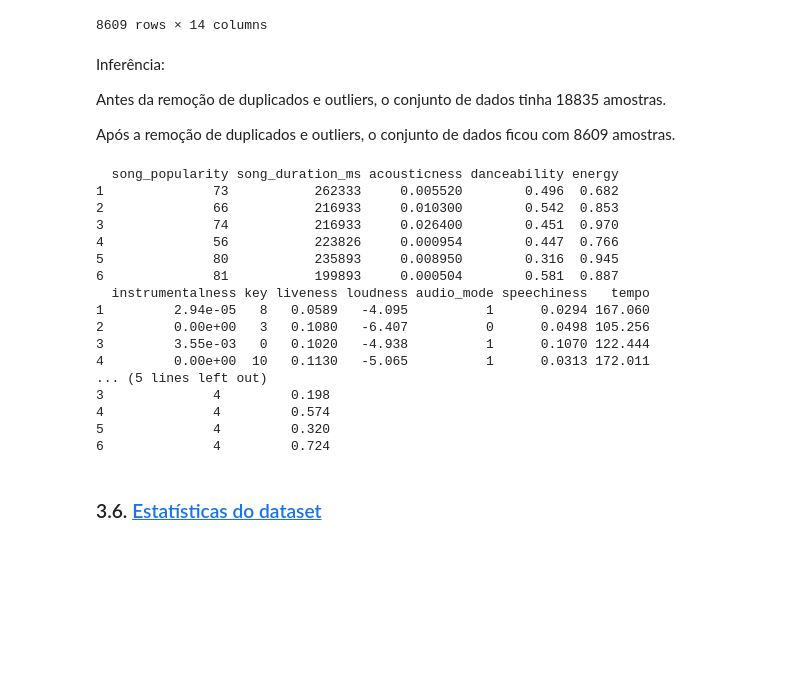
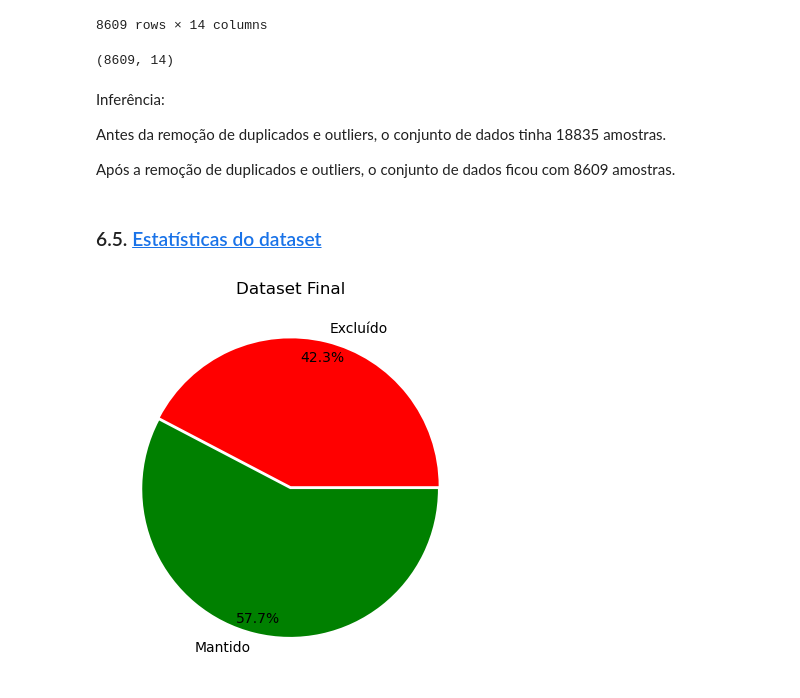
Before and after one commit to pfcv99/AC_Popularidade_musicas, a Jupyter notebook: Trabalho.ipynb, the cells around one changed output. Drawn from its saved outputs; the diff is of its cells as text; code cells hidden in the pictures; blank space fills up the shorter version.

```diff
--- a/Trabalho.ipynb
+++ b/Trabalho.ipynb
@@ -209,0 +89,2 @@ df_no_outliers = df[~outliers]
+# %%
+df_raw = pd.DataFrame(data)
@@ -209,0 +197,2 @@ df_no_outliers = df[~outliers]
+# %%
+df_raw.drop_duplicates(inplace=True)
@@ -209,0 +205,2 @@ df_no_outliers = df[~outliers]
+# %%
+df_raw.set_index('song_name', inplace=True)
@@ -210,3 +209,18 @@ df_no_outliers = df[~outliers]
+# %%
+numeric_columns = df_raw.select_dtypes(include='number')
+
+# Calcula Q1, Q3 e IQR para cada coluna numérica
+Q1 = numeric_columns.quantile(0.25)
+Q3 = numeric_columns.quantile(0.75)
+IQR = Q3 - Q1
+
+# Define os limites para identificar outliers
+lower_bound = Q1 - 1.5 * IQR
+upper_bound = Q3 + 1.5 * IQR
+
+# Identifica e remove outliers
+outliers = ((numeric_columns < lower_bound) | (numeric_columns > upper_bound)).any(axis=1)
+df_no_outliers = df_raw[~outliers]
 # %%
 df_no_outliers
 # %% [output]
@@ -224,35 +238,37 @@ df_no_outliers
 | Sudden Love (Acoustic) | 23 | 182211 | 0.847000 | 0.719 | 0.325 | 0.000000 | 0 | ... |
 | Up to Me | 60 | 193533 | 0.911000 | 0.640 | 0.381 | 0.000254 | 4 | ... |
 8609 rows × 14 columns
+# %%
+df_no_outliers.shape
+# %% [output]
+(8609, 14)
 # %% [markdown]
 Inferência:
 
 Antes da remoção de duplicados e outliers, o conjunto de dados tinha 18835 amostras.
 
 Após a remoção de duplicados e outliers, o conjunto de dados ficou com 8609 amostras.
-# %%
-%%R -i df_no_outliers
-head(df_no_outliers)
-# %% [output]
-  song_popularity song_duration_ms acousticness danceability energy
-1              73           262333     0.005520        0.496  0.682
-2              66           216933     0.010300        0.542  0.853
-3              74           216933     0.026400        0.451  0.970
-4              56           223826     0.000954        0.447  0.766
-5              80           235893     0.008950        0.316  0.945
-6              81           199893     0.000504        0.581  0.887
-  instrumentalness key liveness loudness audio_mode speechiness   tempo
-1         2.94e-05   8   0.0589   -4.095          1      0.0294 167.060
-2         0.00e+00   3   0.1080   -6.407          0      0.0498 105.256
-3         3.55e-03   0   0.1020   -4.938          1      0.1070 122.444
-4         0.00e+00  10   0.1130   -5.065          1      0.0313 172.011
-... (5 lines left out)
-3              4         0.198
-4              4         0.574
-5              4         0.320
-6              4         0.724
 # %% [markdown]
-### 3.6. <a id='toc3_6_'></a>[Estatísticas do dataset](#toc0_)
+### 6.5. <a id='toc6_5_'></a>[Estatísticas do dataset](#toc0_)
+# %%
+import matplotlib.pyplot as plt
+
+# Definindo as cores
+colors = ['green', 'red']  # Exemplo de cores: azul e laranja
+
+plt.title('Dataset Final')
+plt.pie([df_no_outliers.shape[0], df_raw.shape[0]-df_no_outliers.shape[0]],
+        radius=1,
+        labels=['Mantido', 'Excluído'],
+        counterclock=False,
+        autopct='%1.1f%%',
+        pctdistance=0.9,
+        explode=[0.02, 0],
+        shadow=False,
+        colors=colors)  # Adicionando a lista de cores
+plt.show()
+# %% [output]
+[figure, added]
 # %%
 df_no_outliers.describe()
 # %% [output]
```
Also changed, not shown: parts of 52 cells of this notebook.
